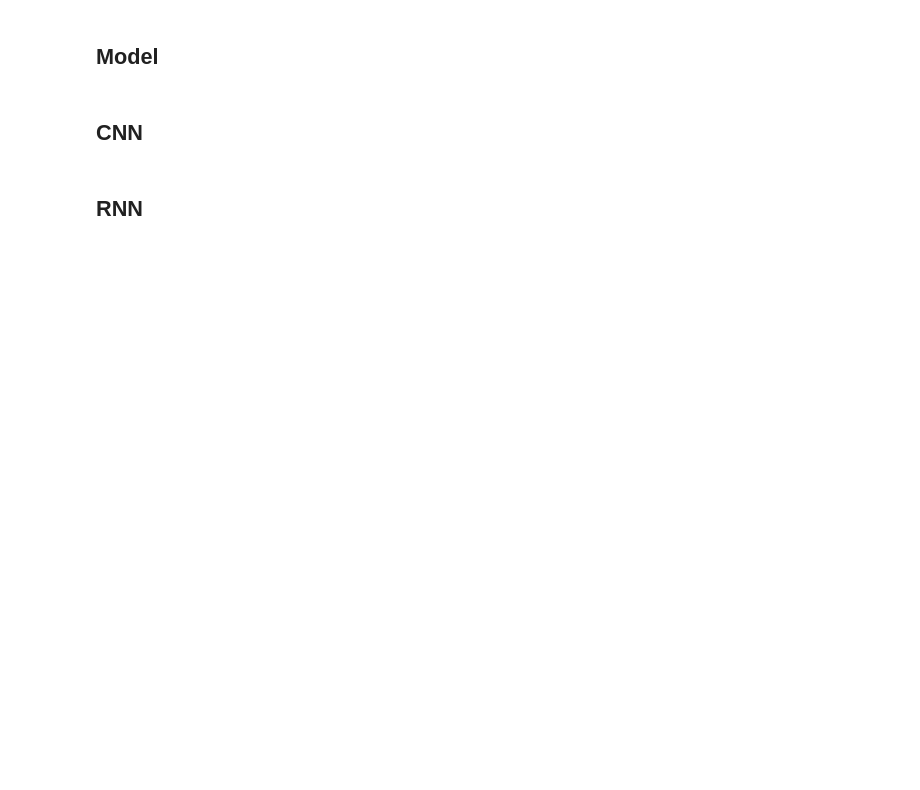
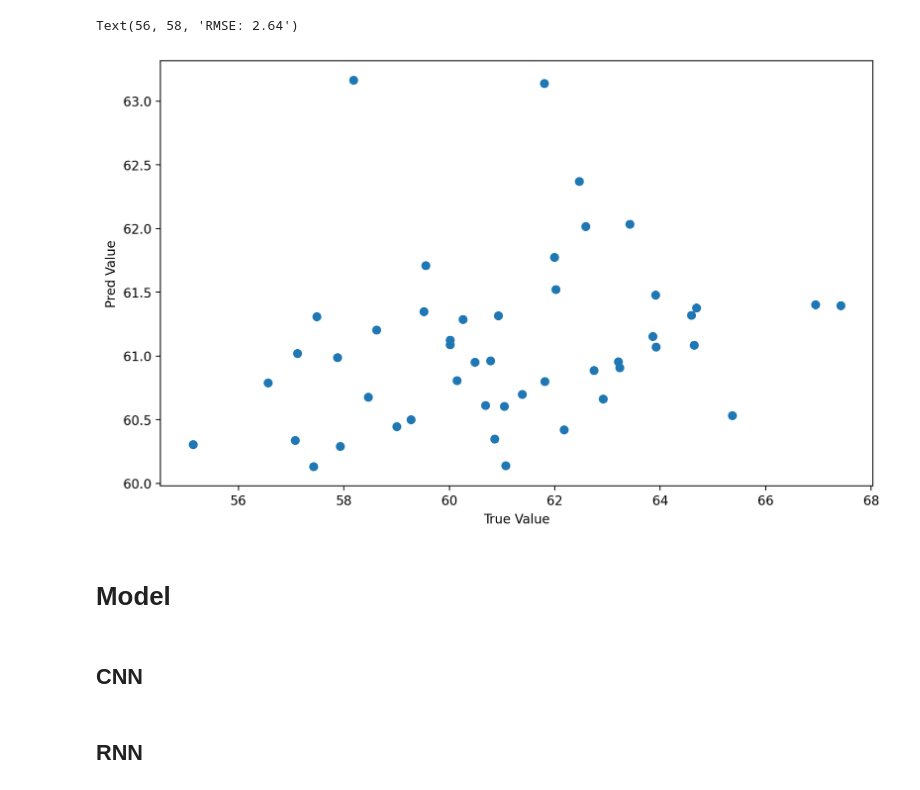
Before and after one commit to RyanAugust/TriNet, a Jupyter notebook: single_athlete/performance_rnn.ipynb, the cells around one changed output. Drawn from its saved outputs; the diff is of its cells as text; code cells hidden in the pictures; blank space fills up the shorter version.

```diff
--- a/single_athlete/performance_rnn.ipynb
+++ b/single_athlete/performance_rnn.ipynb
@@ -45,5 +89,23 @@ data = data.dropna()
+# %%
+X, y = check[['Duration','TIZ1_3','TIZ2_3','TIZ3_3']][1:], check['VO2'][:-1]
+# %%
+model = LinearRegression(fit_intercept=True)
+model.fit(X.to_numpy(), y.to_numpy().reshape(-1,1))
+y_hat = model.predict(X.to_numpy())
+# %%
+fig, ax = plt.subplots(1,1, figsize=(10,6), dpi=200)
+ax.scatter(y, y_hat, label='True vs. Pred')
+ax.set_xlabel('True Value')
+ax.set_ylabel('Pred Value')
+
+rmse = np.sqrt(((y.to_numpy().reshape(-1,1) - y_hat)**2).mean())
+
+ax.annotate(f'RMSE: {rmse:0.2f}', xy=(56,58))
+# %% [output]
+Text(56, 58, 'RMSE: 2.64')
+[figure, added]
 # %% [markdown]
-## Model
+# Model
 # %%
 import torch
 import torch.nn as nn
```
Also changed, not shown: parts of 9 cells of this notebook, 2 other files.
